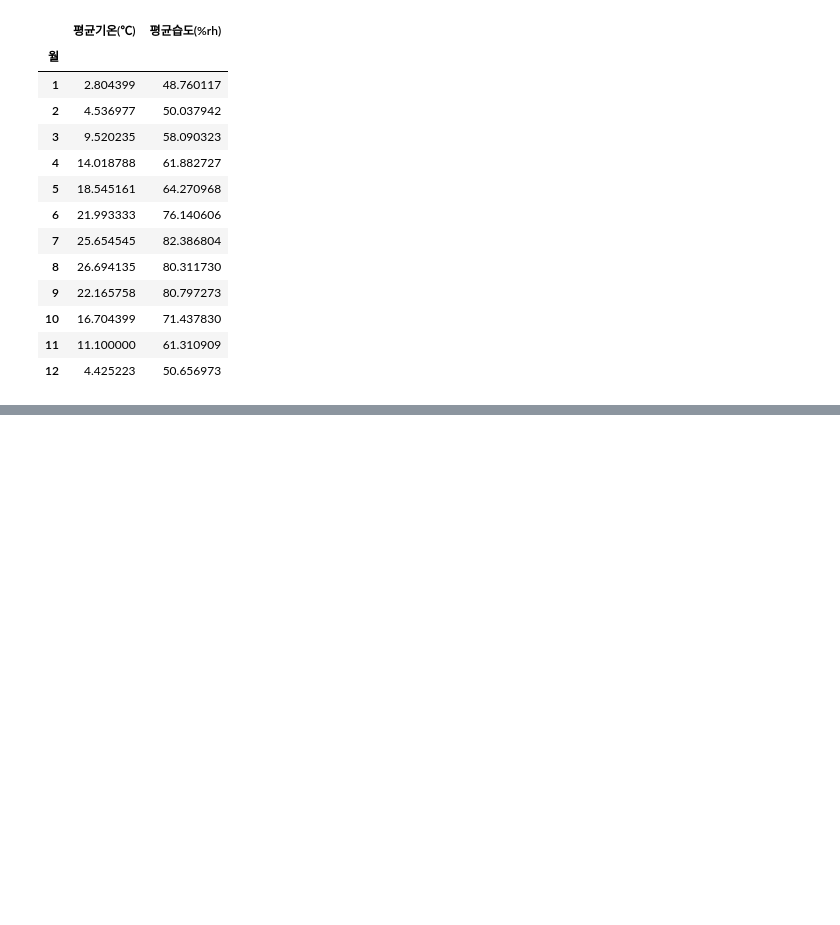
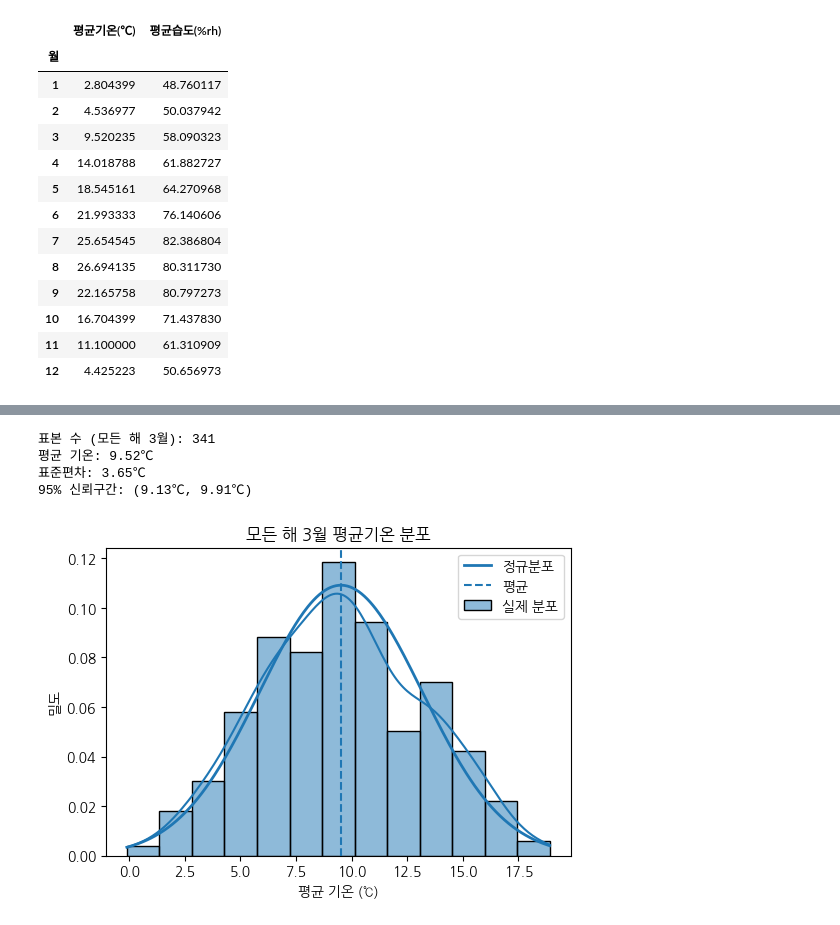
Before and after one commit to jobsiggang/2026_AI_Datascience, a Jupyter notebook: 2026_데이터분석_기상포털온습도.ipynb, the cells around one changed output, grey strips where cells are left out. Cells and saved outputs as stored; diff of their text form; code cells hidden in the pictures; blank space fills up the shorter version.

```diff
--- a/2026_데이터분석_기상포털온습도.ipynb
+++ b/2026_데이터분석_기상포털온습도.ipynb
@@ -310,0 +314,79 @@ plt.show()
+# %%
+# =========================
+# 1. 모든 해의 3월 데이터 추출
+# =========================
+
+# 일시 컬럼이 datetime이 아닐 경우 변환
+df_merge['일시'] = pd.to_datetime(df_merge['일시'])
+
+# 월(month)이 3인 데이터만 선택 → 모든 해의 3월
+march_all = df_merge[df_merge['일시'].dt.month == 3]['평균기온(℃)'].dropna()
+
+# =========================
+# 2. 기본 통계량 계산
+# =========================
+
+# 표본 평균 (모평균 추정값)
+mu = march_all.mean()
+
+# 표본 표준편차
+sigma = march_all.std()
+
+# 표본 수
+n = len(march_all)
+
+print(f"표본 수 (모든 해 3월): {n}")
+print(f"평균 기온: {mu:.2f}℃")
+print(f"표준편차: {sigma:.2f}℃")
+
+# =========================
+# 3. 평균에 대한 95% 신뢰구간
+# =========================
+# 표본평균의 분포: N(mu, sigma / sqrt(n))
+
+confidence_level = 0.95
+
+ci_low, ci_high = stats.norm.interval(
+    confidence_level,
+    loc=mu,
+    scale=sigma / np.sqrt(n)
+)
+
+print(f"95% 신뢰구간: ({ci_low:.2f}℃, {ci_high:.2f}℃)")
+
+# =========================
+# 4. 히스토그램 + 정규분포 시각화
+# =========================
+plt.figure(figsize=(6, 4))
+
+# 실제 분포 (모든 해 3월)
+sns.histplot(
+    march_all,
+    stat='density',
+    kde=True,
+    label='실제 분포'
+)
+
+# 정규분포 곡선
+x = np.linspace(march_all.min(), march_all.max(), 300)
+y = stats.norm.pdf(x, mu, sigma)
+
+plt.plot(x, y, linewidth=2, label='정규분포')
+
+# 평균선
+plt.axvline(mu, linestyle='--', label='평균')
+
+# =========================
+# 5. 그래프 설정
+# =========================
+plt.title('모든 해 3월 평균기온 분포')
+plt.xlabel('평균 기온 (℃)')
+plt.ylabel('밀도')
+plt.legend()
+plt.show()
+# %% [output]
+표본 수 (모든 해 3월): 341
+평균 기온: 9.52℃
+표준편차: 3.65℃
+95% 신뢰구간: (9.13℃, 9.91℃)
+[figure, added]
```
Also changed, not shown: parts of 31 cells of this notebook.
